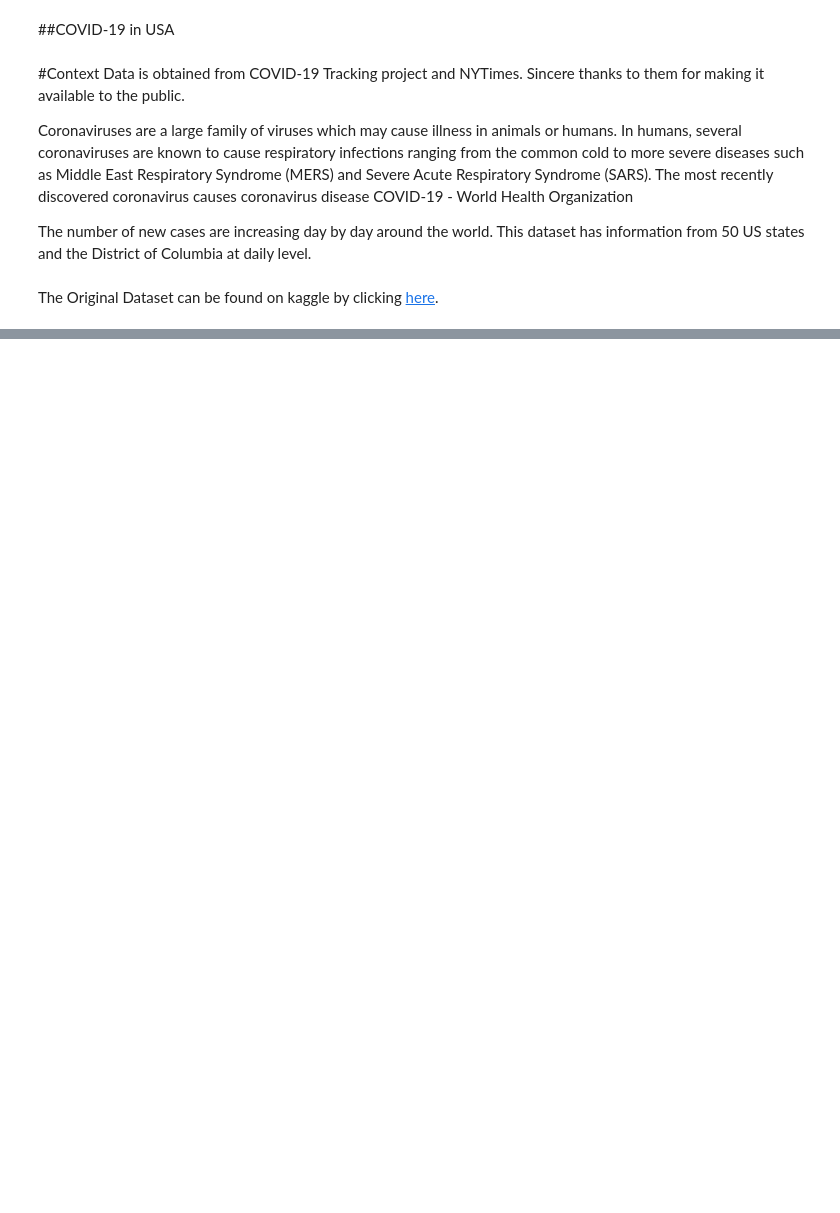
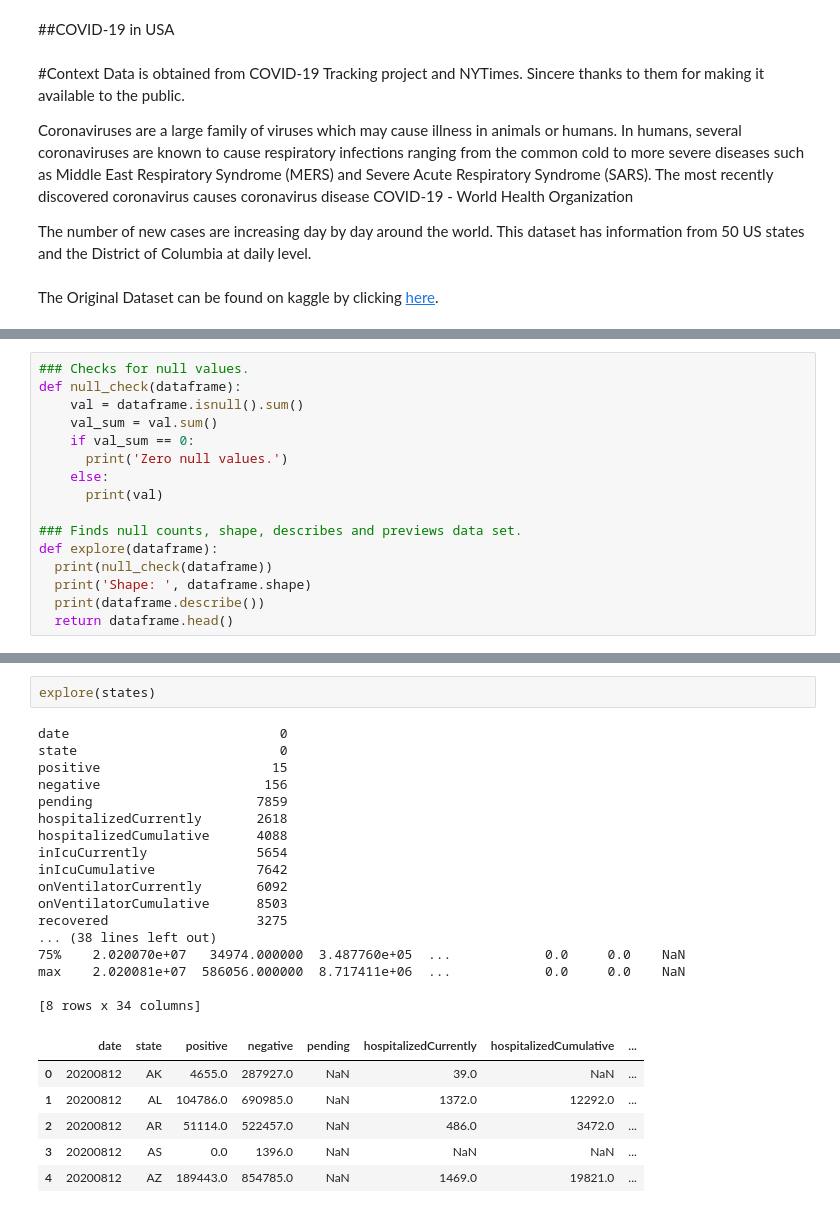
Before and after one commit to JoshuaHaga/DS-Unit-1-Sprint-3-Linear-Algebra, a Jupyter notebook: Covid_19_analysis.ipynb, the cells around one changed output, grey strips where cells are left out. Cells and saved outputs as stored; diff of their text form; blank space fills up the shorter version.

```diff
--- a/Covid_19_analysis.ipynb
+++ b/Covid_19_analysis.ipynb
@@ -38,0 +56,16 @@ The Original Dataset can be found on kaggle by clicking [here](https://www.kaggl
+# %%
+### Checks for null values.
+def null_check(dataframe):
+    val = dataframe.isnull().sum()
+    val_sum = val.sum()
+    if val_sum == 0:
+      print('Zero null values.')
+    else:
+      print(val)
+
+### Finds null counts, shape, describes and previews data set.
+def explore(dataframe):
+  print(null_check(dataframe))
+  print('Shape: ', dataframe.shape)
+  print(dataframe.describe())
+  return dataframe.head()
@@ -38,0 +139,26 @@ The Original Dataset can be found on kaggle by clicking [here](https://www.kaggl
+# %%
+explore(states)
+# %% [output]
+date                           0
+state                          0
+positive                      15
+negative                     156
+pending                     7859
+hospitalizedCurrently       2618
+hospitalizedCumulative      4088
+inIcuCurrently              5654
+inIcuCumulative             7642
+onVentilatorCurrently       6092
+onVentilatorCumulative      8503
+recovered                   3275
+... (38 lines left out)
+75%    2.020070e+07   34974.000000  3.487760e+05  ...            0.0     0.0    NaN
+max    2.020081e+07  586056.000000  8.717411e+06  ...            0.0     0.0    NaN
+
+[8 rows x 34 columns]
+|  | date | state | positive | negative | pending | hospitalizedCurrently | hospitalizedCumulative | ... |
+| 0 | 20200812 | AK | 4655.0 | 287927.0 | NaN | 39.0 | NaN | ... |
+| 1 | 20200812 | AL | 104786.0 | 690985.0 | NaN | 1372.0 | 12292.0 | ... |
+| 2 | 20200812 | AR | 51114.0 | 522457.0 | NaN | 486.0 | 3472.0 | ... |
+| 3 | 20200812 | AS | 0.0 | 1396.0 | NaN | NaN | NaN | ... |
+| 4 | 20200812 | AZ | 189443.0 | 854785.0 | NaN | 1469.0 | 19821.0 | ... |
```
Also changed, not shown: parts of 18 cells of this notebook.
